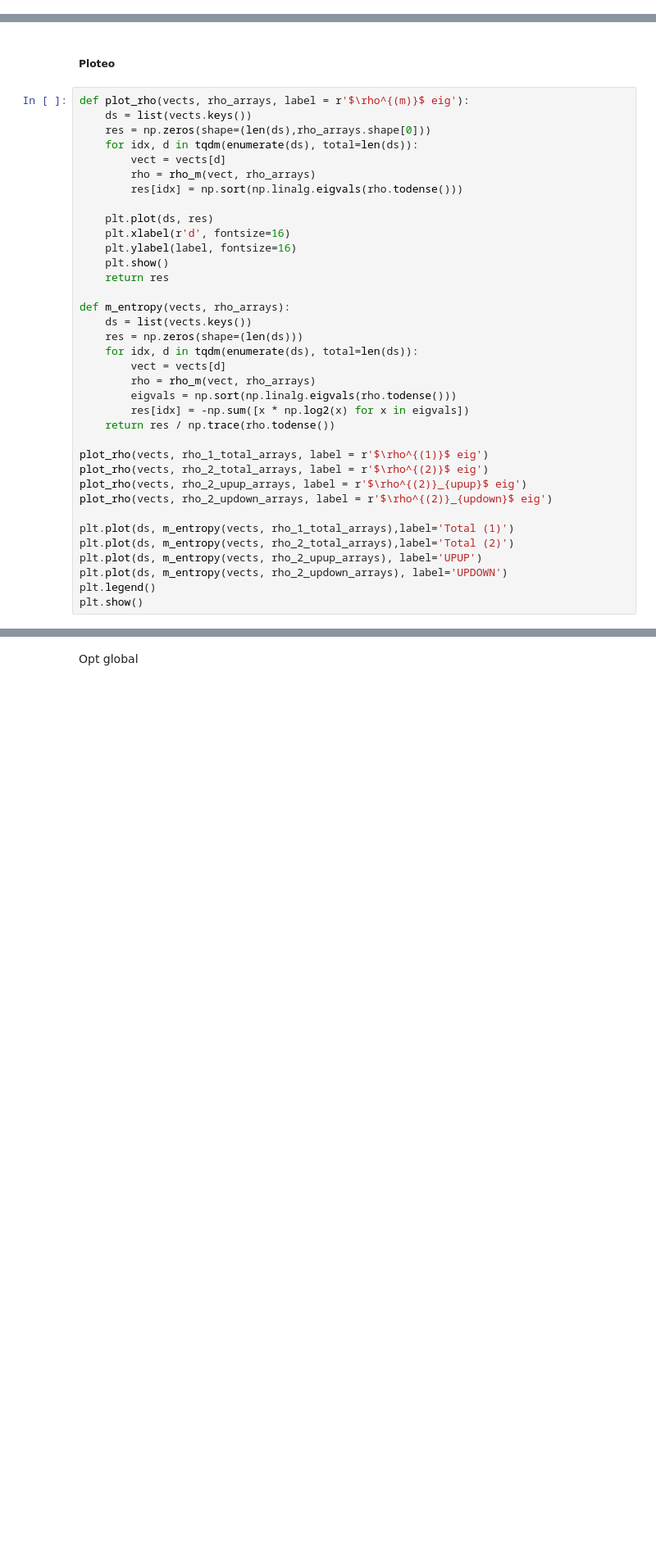
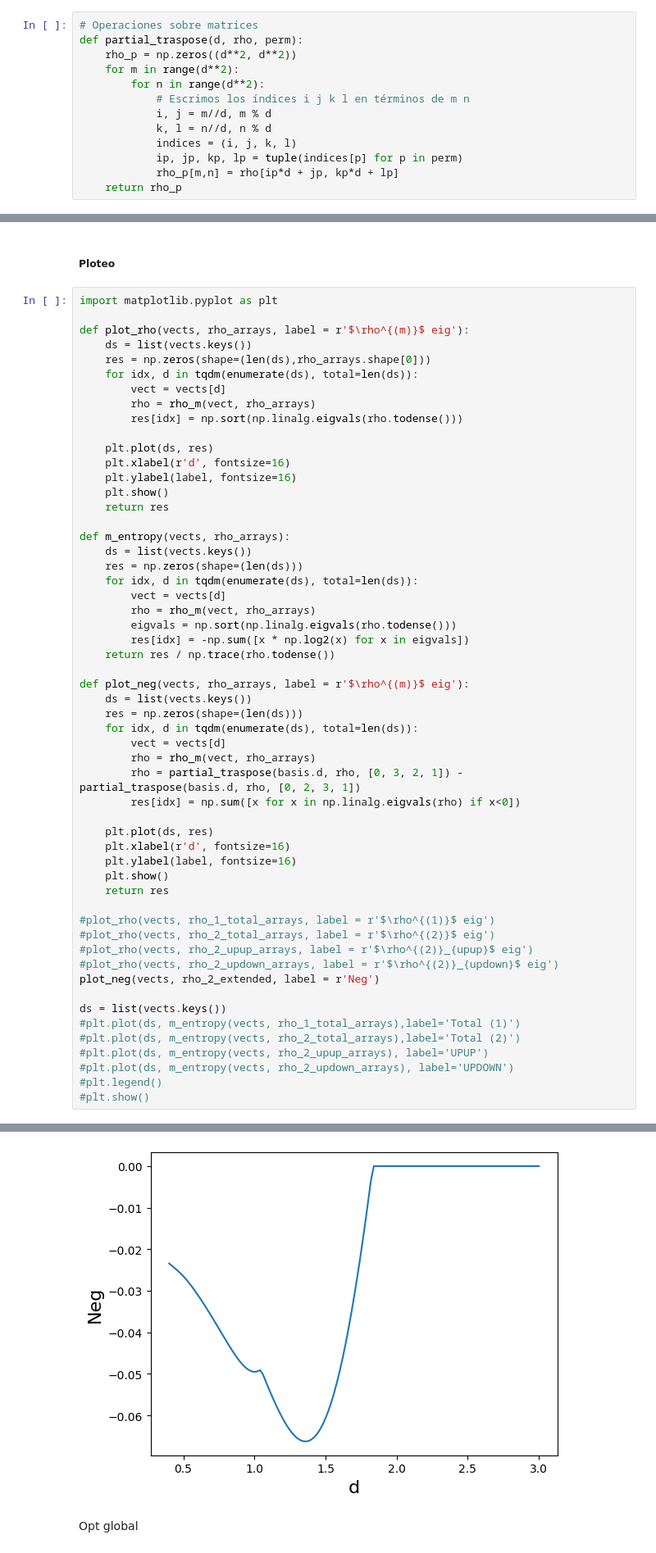
Before and after one commit to aguschanchu/q-chemistry, a Jupyter notebook: main.ipynb, the cells around one changed output, grey strips where cells are left out. Shown at 82% size. Saved outputs shown, nothing was run; the diff lists cells and outputs as text; blank space fills up the shorter version.

```diff
--- a/main.ipynb
+++ b/main.ipynb
@@ -600,0 +699,13 @@ rho_2_updown_arrays = extract_sparse_block(rho_2_total_arrays, updown_terms, upd
+# %%
+# Operaciones sobre matrices
+def partial_traspose(d, rho, perm):
+    rho_p = np.zeros((d**2, d**2))
+    for m in range(d**2):
+        for n in range(d**2):
+            # Escrimos los índices i j k l en términos de m n
+            i, j = m//d, m % d
+            k, l = n//d, n % d
+            indices = (i, j, k, l)
+            ip, jp, kp, lp = tuple(indices[p] for p in perm)
+            rho_p[m,n] = rho[ip*d + jp, kp*d + lp]
+    return rho_p
@@ -601,6 +728,8 @@ rho_2_updown_arrays = extract_sparse_block(rho_2_total_arrays, updown_terms, upd
 # %% [markdown]
 ##### Ploteo
 # %%
+import matplotlib.pyplot as plt
+
 def plot_rho(vects, rho_arrays, label = r'$\rho^{(m)}$ eig'):
     ds = list(vects.keys())
     res = np.zeros(shape=(len(ds),rho_arrays.shape[0]))
@@ -625,15 +754,32 @@ def m_entropy(vects, rho_arrays):
         res[idx] = -np.sum([x * np.log2(x) for x in eigvals])
     return res / np.trace(rho.todense())
 
-plot_rho(vects, rho_1_total_arrays, label = r'$\rho^{(1)}$ eig')
-plot_rho(vects, rho_2_total_arrays, label = r'$\rho^{(2)}$ eig')
-plot_rho(vects, rho_2_upup_arrays, label = r'$\rho^{(2)}_{upup}$ eig')
-plot_rho(vects, rho_2_updown_arrays, label = r'$\rho^{(2)}_{updown}$ eig')
+def plot_neg(vects, rho_arrays, label = r'$\rho^{(m)}$ eig'):
+    ds = list(vects.keys())
+    res = np.zeros(shape=(len(ds)))
+    for idx, d in tqdm(enumerate(ds), total=len(ds)):
+        vect = vects[d]
+        rho = rho_m(vect, rho_arrays)
+        rho = partial_traspose(basis.d, rho, [0, 3, 2, 1]) - partial_traspose(basis.d, rho, [0, 2, 3, 1])
+        res[idx] = np.sum([x for x in np.linalg.eigvals(rho) if x<0])
 
-plt.plot(ds, m_entropy(vects, rho_1_total_arrays),label='Total (1)')
-plt.plot(ds, m_entropy(vects, rho_2_total_arrays),label='Total (2)')
-plt.plot(ds, m_entropy(vects, rho_2_upup_arrays), label='UPUP')
-plt.plot(ds, m_entropy(vects, rho_2_updown_arrays), label='UPDOWN')
-plt.legend()
-plt.show()
+    plt.plot(ds, res)
+    plt.xlabel(r'd', fontsize=16)
+    plt.ylabel(label, fontsize=16)
+    plt.show()
+    return res
+
+#plot_rho(vects, rho_1_total_arrays, label = r'$\rho^{(1)}$ eig')
+#plot_rho(vects, rho_2_total_arrays, label = r'$\rho^{(2)}$ eig')
+#plot_rho(vects, rho_2_upup_arrays, label = r'$\rho^{(2)}_{upup}$ eig')
+#plot_rho(vects, rho_2_updown_arrays, label = r'$\rho^{(2)}_{updown}$ eig')
+plot_neg(vects, rho_2_extended, label = r'Neg')
+
+ds = list(vects.keys())
+#plt.plot(ds, m_entropy(vects, rho_1_total_arrays),label='Total (1)')
+#plt.plot(ds, m_entropy(vects, rho_2_total_arrays),label='Total (2)')
+#plt.plot(ds, m_entropy(vects, rho_2_upup_arrays), label='UPUP')
+#plt.plot(ds, m_entropy(vects, rho_2_updown_arrays), label='UPDOWN')
+#plt.legend()
+#plt.show()
 # %% [output]
@@ -645,3 +786,4 @@ plt.show()
+[figure, added]
 # %% [markdown]
 Opt global
 # %%
```
Also changed, not shown: parts of 8 cells of this notebook.
